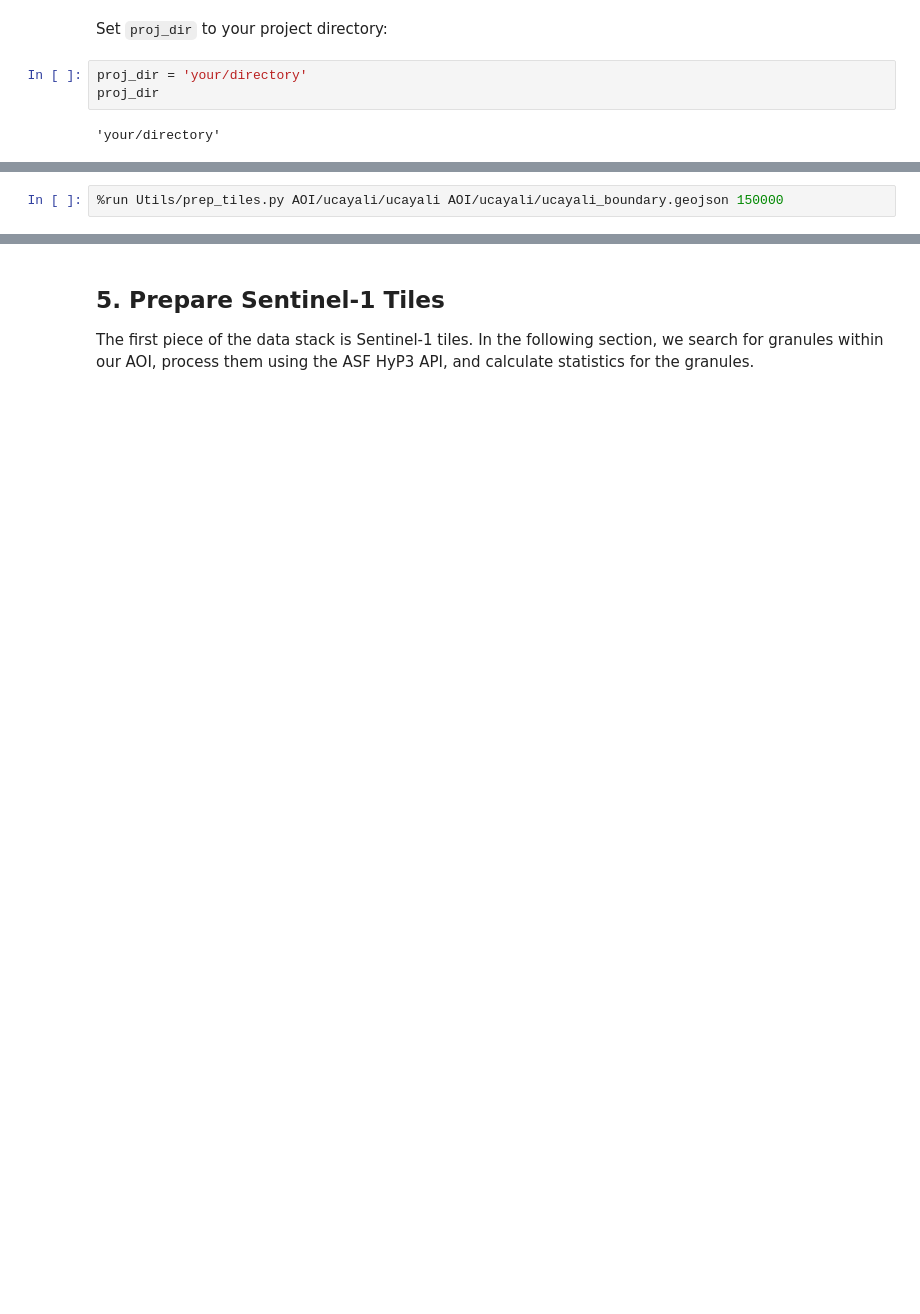
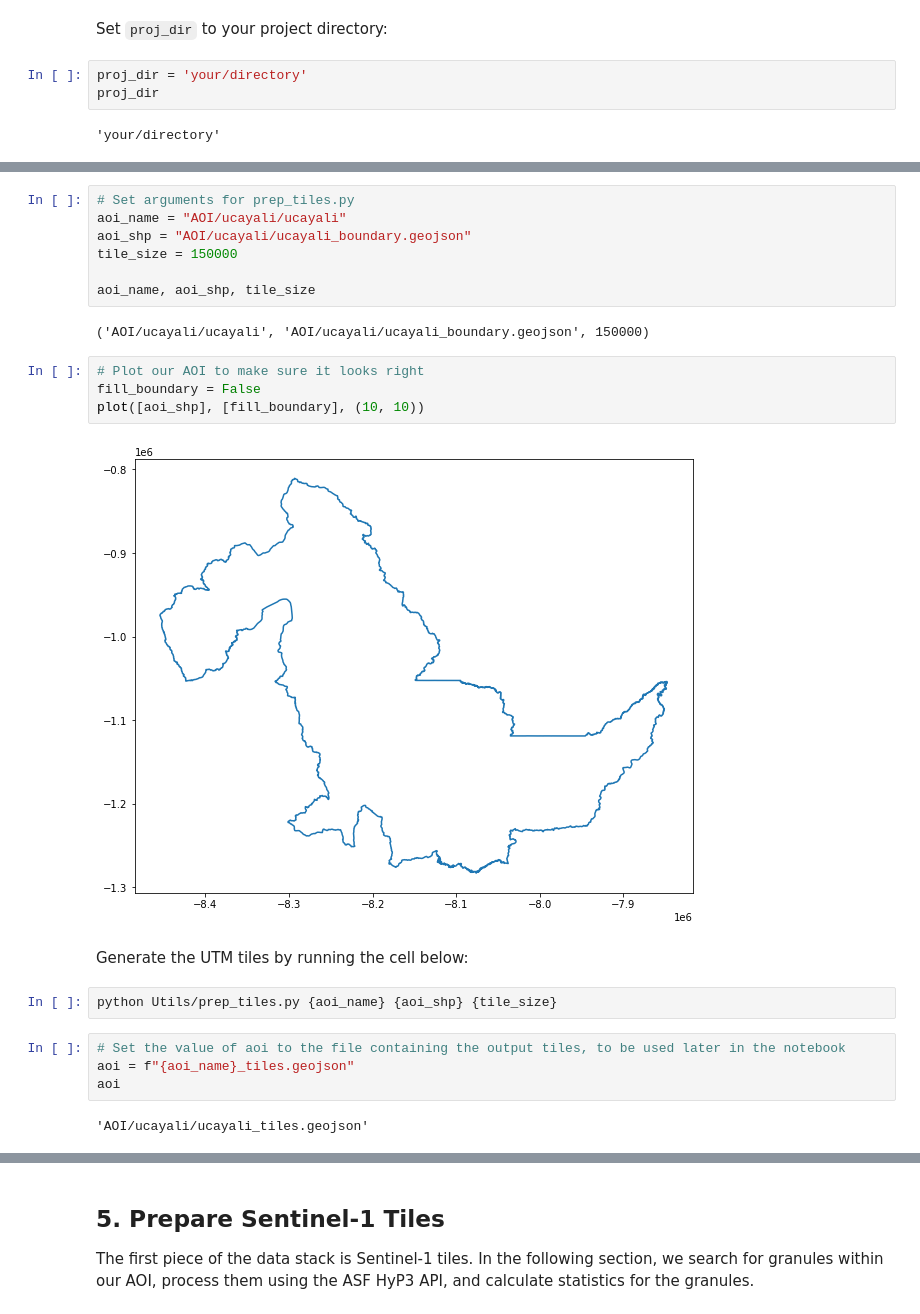
Before and after one commit to NaiaraSPinto/VegMapper, a Jupyter notebook: data-prep/data-prep.ipynb, the cells around one changed output, grey strips where cells are left out. Saved outputs shown, nothing was run; the diff lists cells and outputs as text; blank space fills up the shorter version.

Commit message:
added tables, plotting, variables

```diff
--- a/data-prep/data-prep.ipynb
+++ b/data-prep/data-prep.ipynb
@@ -98,2 +92,25 @@ Create tiles for our AOI with a tile size of 150x150 km:
 # %%
-%run Utils/prep_tiles.py AOI/ucayali/ucayali AOI/ucayali/ucayali_boundary.geojson 150000
+# Set arguments for prep_tiles.py
+aoi_name = "AOI/ucayali/ucayali"
+aoi_shp = "AOI/ucayali/ucayali_boundary.geojson"
+tile_size = 150000
+
+aoi_name, aoi_shp, tile_size
+# %% [output]
+('AOI/ucayali/ucayali', 'AOI/ucayali/ucayali_boundary.geojson', 150000)
+# %%
+# Plot our AOI to make sure it looks right
+fill_boundary = False
+plot([aoi_shp], [fill_boundary], (10, 10))
+# %% [output]
+[figure, added]
+# %% [markdown]
+Generate the UTM tiles by running the cell below:
+# %%
+python Utils/prep_tiles.py {aoi_name} {aoi_shp} {tile_size}
+# %%
+# Set the value of aoi to the file containing the output tiles, to be used later in the notebook
+aoi = f"{aoi_name}_tiles.geojson"
+aoi
+# %% [output]
+'AOI/ucayali/ucayali_tiles.geojson'
```
Also changed, not shown: parts of 41 cells of this notebook.
